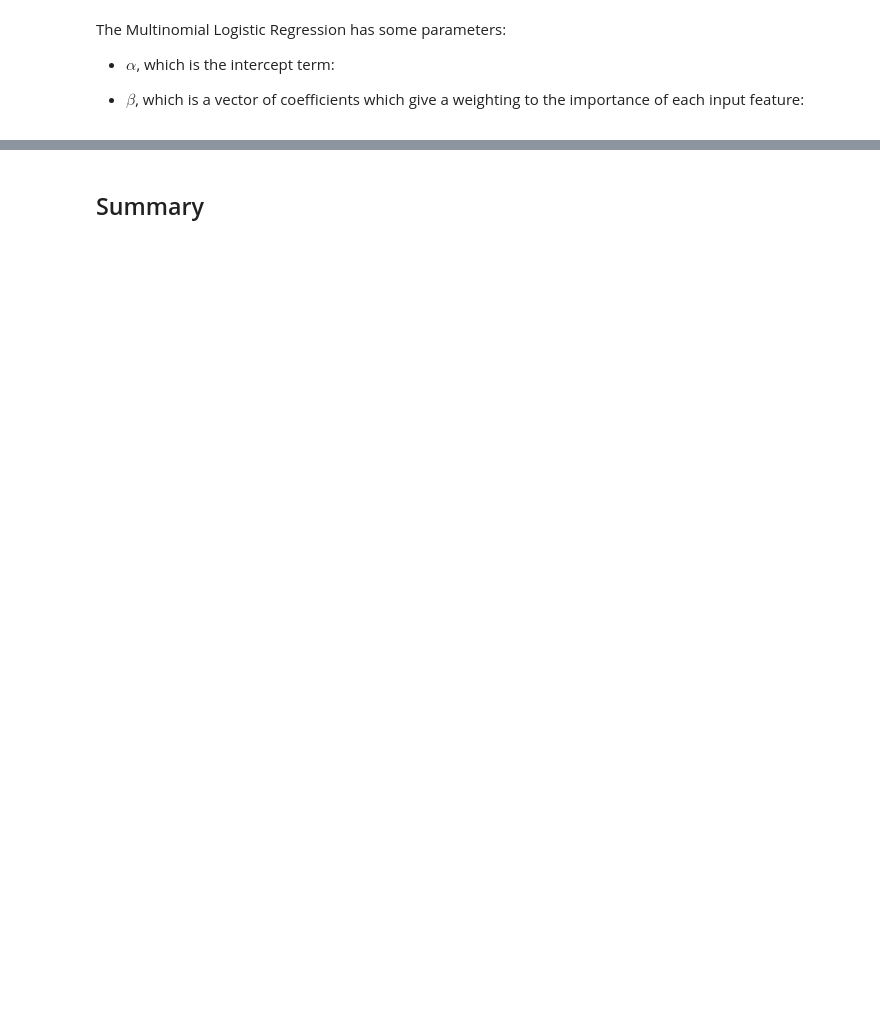
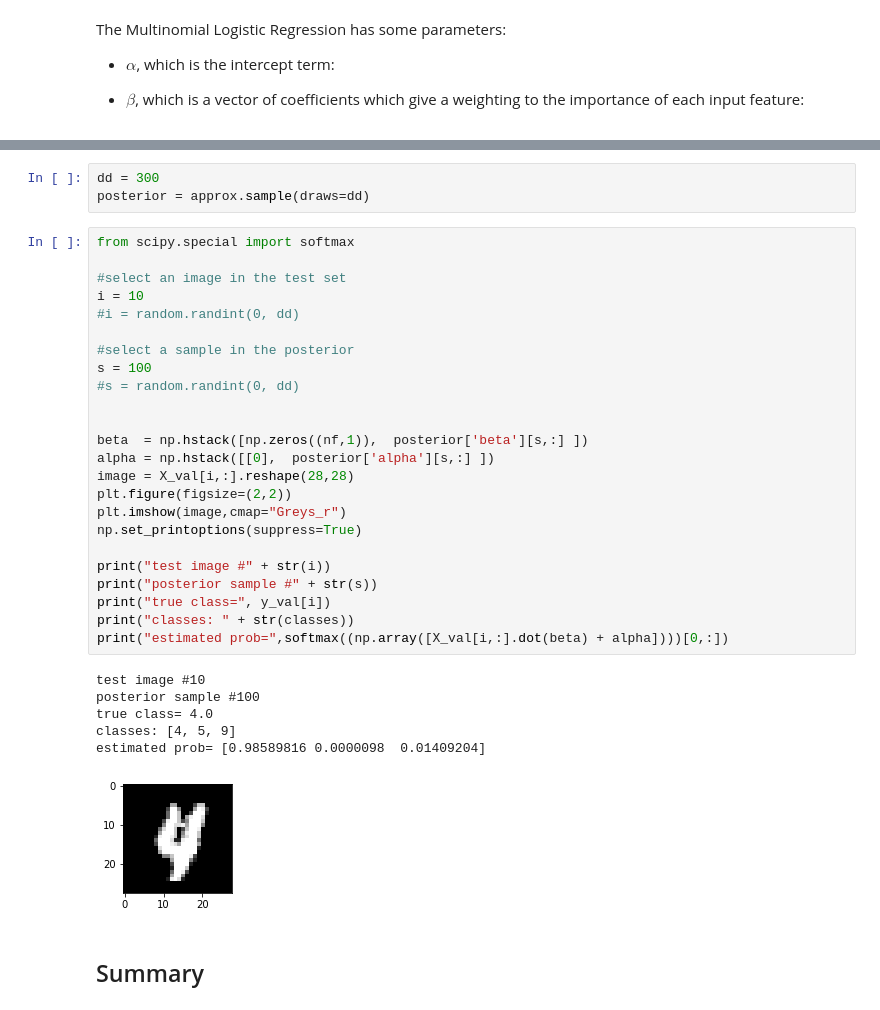
Before and after one commit to comaraDOTcom/ml-applications, a Jupyter notebook: Etivity1/ET5003_Etivity1_CONOROMARA_20151845.ipynb, the cells around one changed output, grey strips where cells are left out. Saved outputs shown, nothing was run; the diff lists cells and outputs as text; blank space fills up the shorter version.

```diff
--- a/Etivity1/ET5003_Etivity1_CONOROMARA_20151845.ipynb
+++ b/Etivity1/ET5003_Etivity1_CONOROMARA_20151845.ipynb
@@ -290,2 +376,36 @@ The Multinomial Logistic Regression has some parameters:
+# %%
+dd = 300
+posterior = approx.sample(draws=dd)
+# %%
+from scipy.special import softmax
+
+#select an image in the test set
+i = 10
+#i = random.randint(0, dd)
+
+#select a sample in the posterior
+s = 100
+#s = random.randint(0, dd)
+
+
+beta  = np.hstack([np.zeros((nf,1)),  posterior['beta'][s,:] ])
+alpha = np.hstack([[0],  posterior['alpha'][s,:] ])
+image = X_val[i,:].reshape(28,28)
+plt.figure(figsize=(2,2))
+plt.imshow(image,cmap="Greys_r")
+np.set_printoptions(suppress=True)
+
+print("test image #" + str(i))
+print("posterior sample #" + str(s))
+print("true class=", y_val[i])
+print("classes: " + str(classes))
+print("estimated prob=",softmax((np.array([X_val[i,:].dot(beta) + alpha])))[0,:])
+# %% [output]
+test image #10
+posterior sample #100
+true class= 4.0
+classes: [4, 5, 9]
+estimated prob= [0.98589816 0.0000098  0.01409204]
+[figure, added]
 # %% [markdown]
 ## Summary
```
Also changed, not shown: parts of 19 cells of this notebook.
